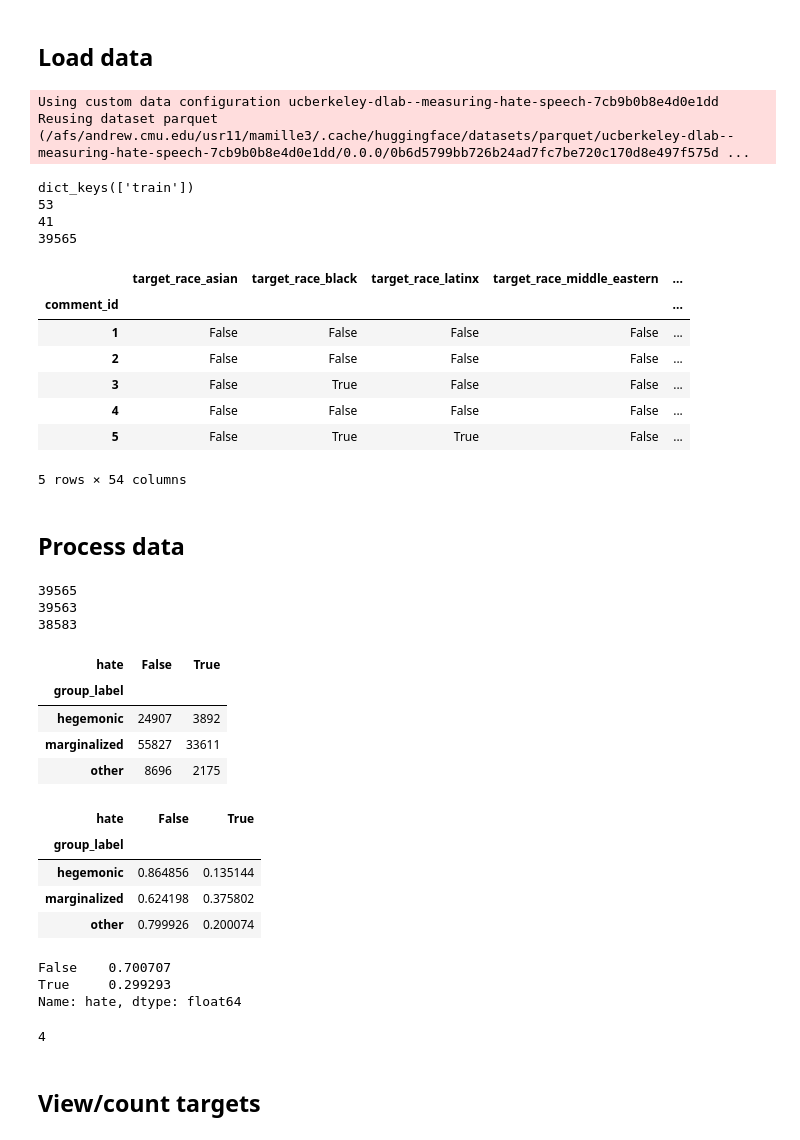
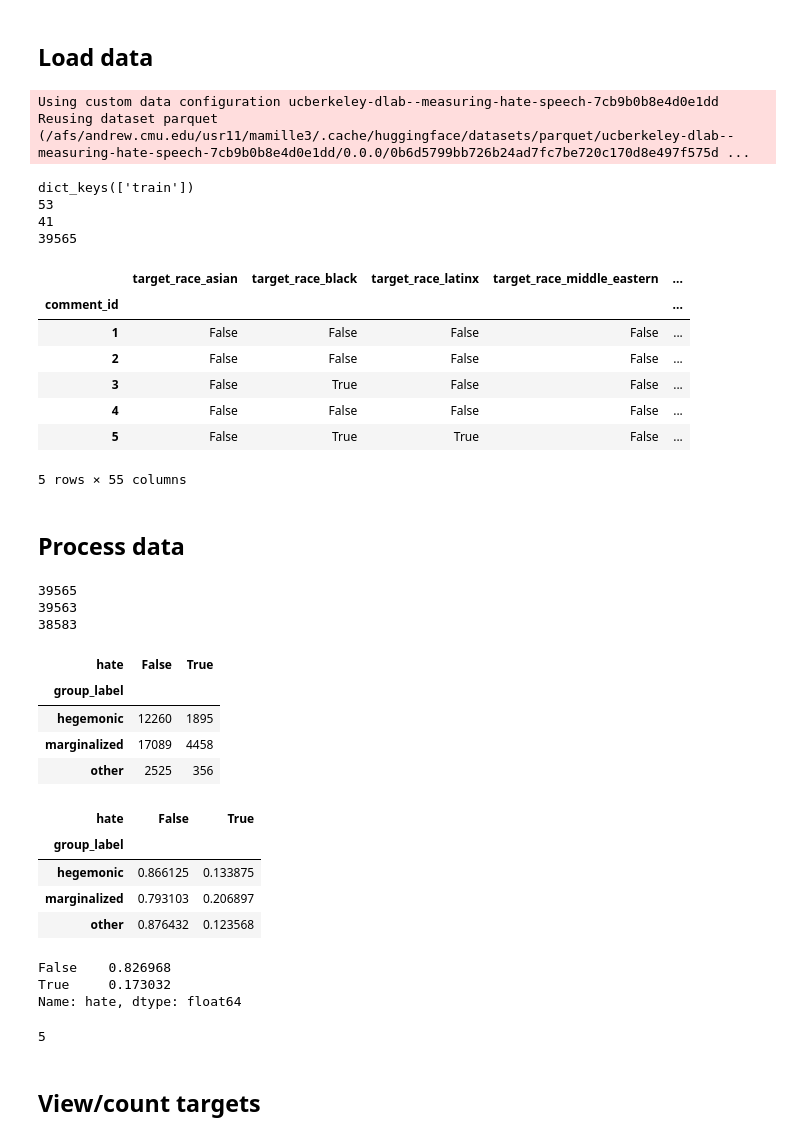
Before and after one commit to michaelmilleryoder/hate_speech_identities, a Jupyter notebook: jupyter/datasets.ipynb, the cells around one changed output. Cells and saved outputs as stored; diff of their text form; code cells hidden in the pictures.

```diff
--- a/jupyter/datasets.ipynb
+++ b/jupyter/datasets.ipynb
@@ -467,9 +471,13 @@ print(data.group_label.value_counts())
 # Rename text col, check for NaNs
 data.rename(columns={'post': 'text'}, inplace=True)
 print(len(data))
-data = data.dropna(subset=['text'], how='any')
+data = data.dropna(subset=['text'], how='any').reset_index()
 print(len(data))
 
+# Check index
+data.index.name = 'id'
+assert not data.index.duplicated(keep=False).any()
+
 hate_datasets['elsherief2021'] = data
 # %% [output]
 19650
@@ -593,7 +601,7 @@ for fold in ['trn', 'dev', 'tst']:
     fpath = os.path.join(dirpath, f'SBIC.v2.agg.{fold}.csv')
     folds.append(pd.read_csv(fpath, index_col=0))
 
-data = pd.concat(folds)
+data = pd.concat(folds).reset_index()
 line = ['sbic', len(data)]
 print(len(data))
 print(data.columns)
@@ -657,6 +665,10 @@ data.head()
 
 data.rename(columns={'post': 'text'}, inplace=True)
 
+# Check index
+data.index.name = 'id'
+assert not data.index.duplicated(keep=False).any()
+
 hate_datasets['sbic'] = data
 # %% [output]
 False    23829
@@ -808,7 +820,7 @@ print(len(group_target_cols))
 # Combine annotations for the same comments
 # Just do an "any" approach for targets, mean for hate speech scores
 aggregators = {col: 'any' for col in target_cols}
-aggregators.update({'hate_speech_score': 'mean'})
+aggregators.update({'hate_speech_score': 'mean', 'text': 'first'})
 comments = data.groupby('comment_id').agg(aggregators)
 print(len(comments))
 line = ['kennedy2020', len(comments)]
@@ -827,7 +839,7 @@ dict_keys(['train'])
 | 3 | False | True | False | False | ... |
 | 4 | False | False | False | False | ... |
 | 5 | False | True | True | False | ... |
-5 rows × 54 columns
+5 rows × 55 columns
 # %% [markdown]
 ## Process data
 # %%
@@ -869,51 +881,55 @@ def assign_label(row):
     elif 'hegemonic' in labels:
         label = 'hegemonic'
     return label
 
 # Assign group label to instances
 from tqdm.notebook import tqdm
 tqdm.pandas()
 
 # targeted = comments.loc[comments[group_target_cols].any(axis=1)].copy()
 # targeted['group_label'] = targeted[group_target_cols].progress_apply(assign_label, axis=1) # Takes a while
-data['group_label'] = data[group_target_cols].progress_apply(assign_label, axis=1) # Takes a while
+comments['group_label'] = comments[group_target_cols].progress_apply(assign_label, axis=1) # Takes a while
+
+# Check index
+assert comments.index.name is not None
+assert not comments.index.duplicated(keep=False).any()
 
 # How many of each group label are labeled hateful
 from IPython.display import display
 
 threshold = 1
-data['hate'] = data['hate_speech_score'].map(lambda x: True if x>threshold else False)
+comments['hate'] = comments['hate_speech_score'].map(lambda x: True if x>threshold else False)
 # count_cross = pd.crosstab(targeted['group_label'], targeted['hate'])
-count_cross = pd.crosstab(data['group_label'], data['hate'])
+count_cross = pd.crosstab(comments['group_label'], comments['hate'])
 display(count_cross)
 # percentage_cross = pd.crosstab(targeted['group_label'], targeted['hate'], normalize='index')
-percentage_cross = pd.crosstab(data['group_label'], data['hate'], normalize='index')
+percentage_cross = pd.crosstab(comments['group_label'], comments['hate'], normalize='index')
 display(percentage_cross)
 
 # Not sure how they would split the dataset hateful/not since estimated 25% hate
 # Maybe they didn't include that "bias" category
-print(data.hate.value_counts(normalize=True))
+print(comments.hate.value_counts(normalize=True))
 
-hate_datasets['kennedy2020'] = data
+hate_datasets['kennedy2020'] = comments
 len(hate_datasets)
 # %% [output]
 39565
 39563
 38583
 | hate | False | True |
 | group_label |  |  |
-| hegemonic | 24907 | 3892 |
-| marginalized | 55827 | 33611 |
-| other | 8696 | 2175 |
+| hegemonic | 12260 | 1895 |
+| marginalized | 17089 | 4458 |
+| other | 2525 | 356 |
 | hate | False | True |
 | group_label |  |  |
-| hegemonic | 0.864856 | 0.135144 |
-| marginalized | 0.624198 | 0.375802 |
-| other | 0.799926 | 0.200074 |
+| hegemonic | 0.866125 | 0.133875 |
+| marginalized | 0.793103 | 0.206897 |
+| other | 0.876432 | 0.123568 |
-False    0.700707
-True     0.299293
+False    0.826968
+True     0.173032
 Name: hate, dtype: float64
-4
+5
 # %% [markdown]
 ## View/count targets
 # %%
```
Also changed, not shown: parts of 3 cells of this notebook, 2 other files.
